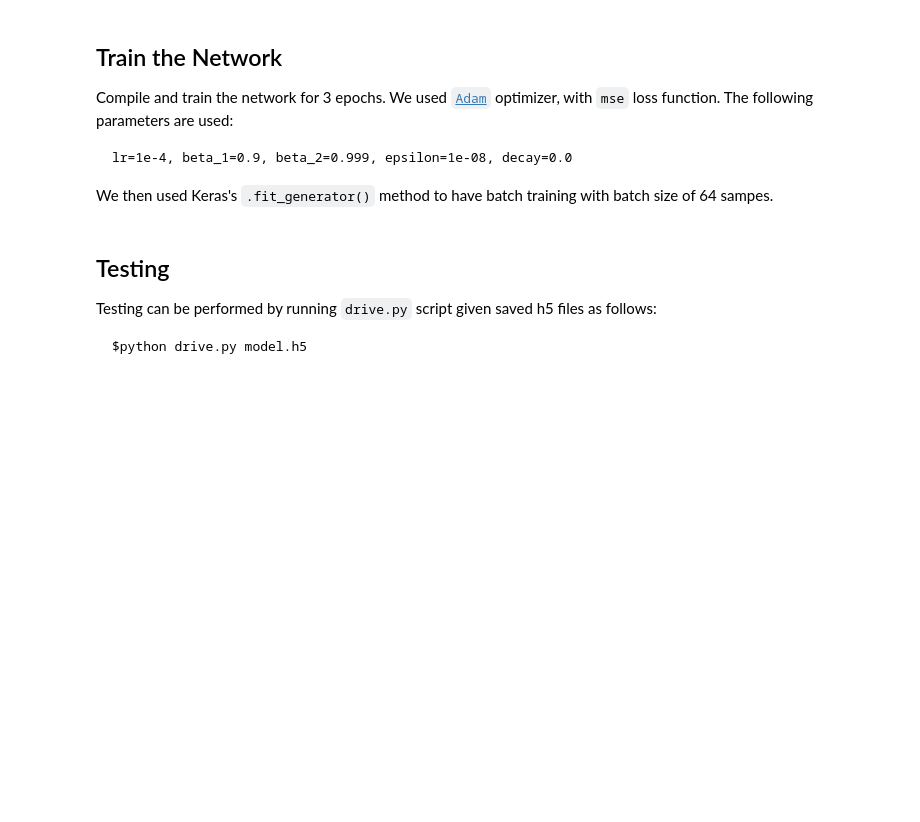
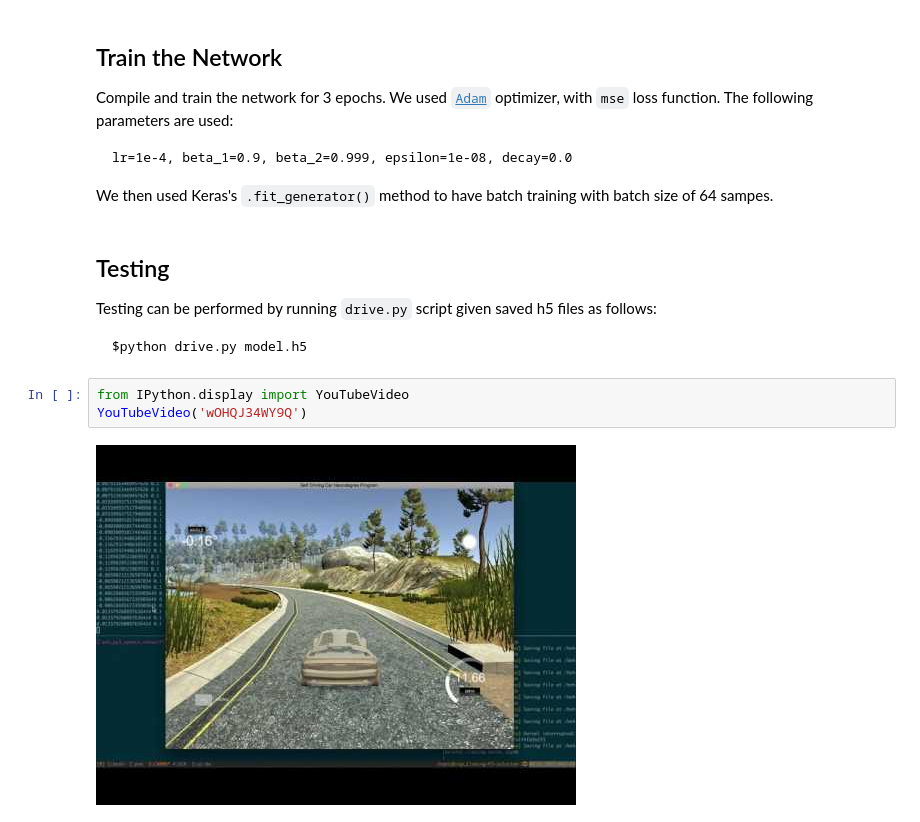
Before and after one commit to hamidb/CarND-Udacity, a Jupyter notebook: CarND-BehavioralCloning-P3-solution/behavioral-cloning-keras.ipynb, the cells around one changed output. Cells and saved outputs as stored; diff of their text form; blank space fills up the shorter version.

````diff
--- a/CarND-BehavioralCloning-P3-solution/behavioral-cloning-keras.ipynb
+++ b/CarND-BehavioralCloning-P3-solution/behavioral-cloning-keras.ipynb
@@ -233,3 +284,8 @@ Testing can be performed by running `drive.py` script given saved h5 files as fo
 ```
 $python drive.py model.h5
 ```
+# %%
+from IPython.display import YouTubeVideo
+YouTubeVideo('wOHQJ34WY9Q')
+# %% [output]
+[figure, added]
````
Also changed, not shown: parts of 7 cells of this notebook, 5 other files.
